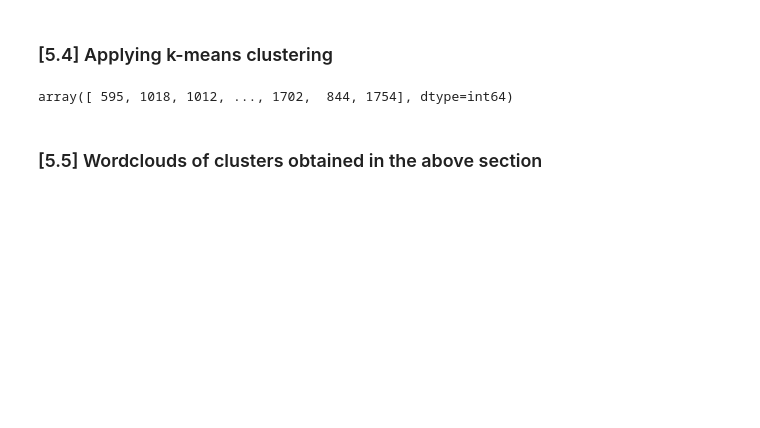
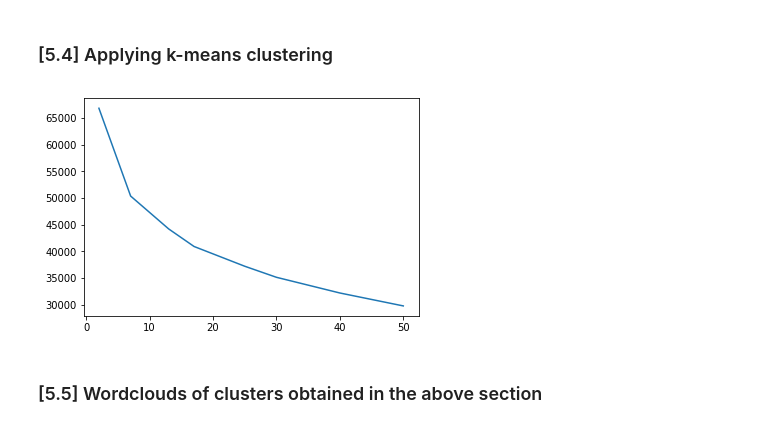
Before and after one commit to aman-sawarn/Truncated-SVD-s-for-word-vectorization-on-Amazon-Fine--Food-Reviews, a Jupyter notebook: 11 Amazon Fine Food Reviews Analysis_Truncated SVD.ipynb, the cells around one changed output. Saved outputs shown, nothing was run; the diff lists cells and outputs as text; code cells hidden in the pictures; blank space fills up the shorter version.

```diff
--- a/11 Amazon Fine Food Reviews Analysis_Truncated SVD.ipynb
+++ b/11 Amazon Fine Food Reviews Analysis_Truncated SVD.ipynb
@@ -385,11 +386,19 @@ plt.show()
+# %%
+errors=[]
+k_value=[2,7, 13,  17, 25 , 30, 40, 50]
+for i in k_value:
+    kmeans = KMeans(n_clusters=i, random_state=0)
+    kmeans.fit(X)
+
+    errors.append(kmeans.inertia_)
+plt.plot(k_value, errors)
+plt.show()
+# %% [output]
+[figure, added]
 # %%
 svd=TruncatedSVD(n_components=30)
 svd.fit(X)
 score=svd.explained_variance_ratio_
-# %%
-top_n
-# %% [output]
-array([ 595, 1018, 1012, ..., 1702,  844, 1754], dtype=int64)
 # %% [markdown]
 ### [5.5] Wordclouds of clusters obtained in the above section
 # %%
```
Also changed, not shown: parts of 13 cells of this notebook.
